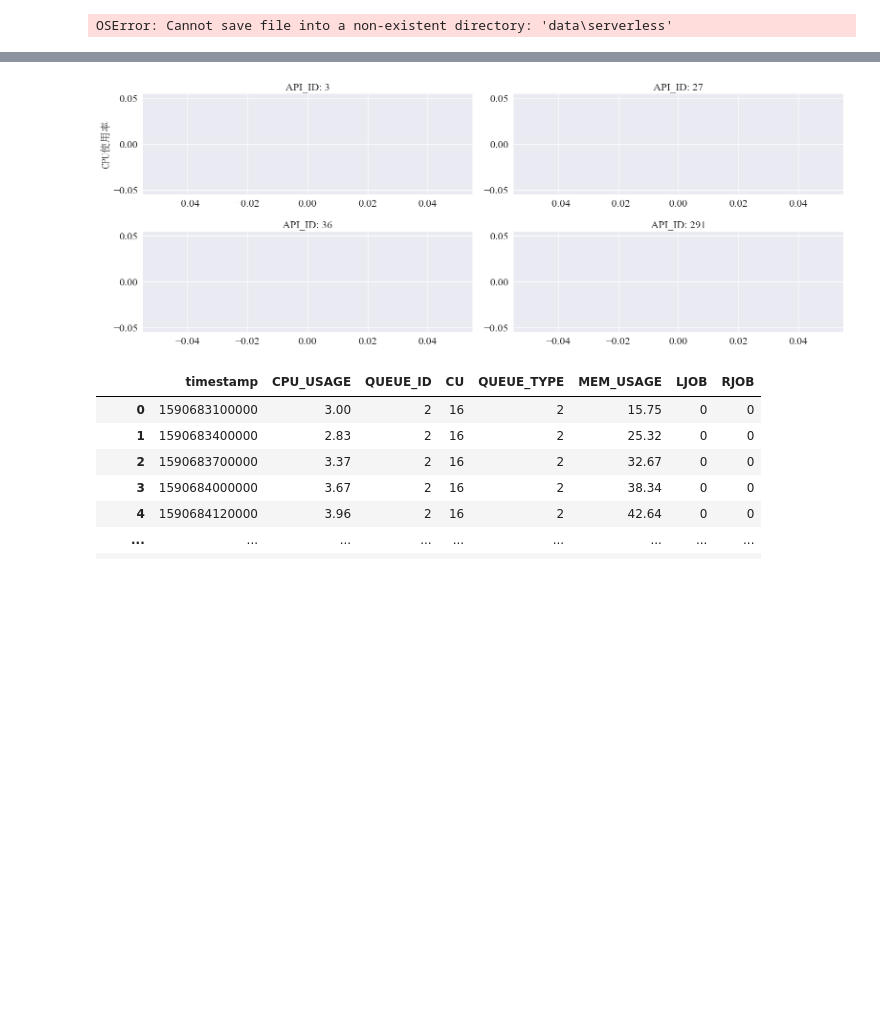
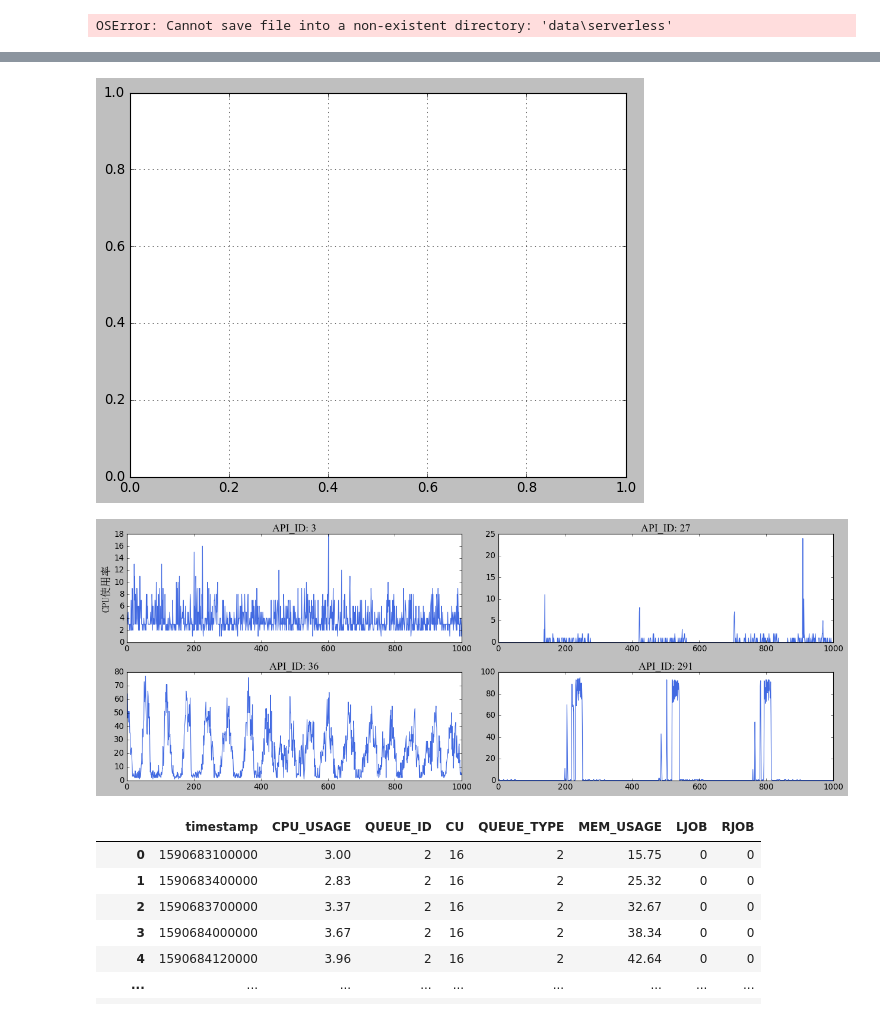
Before and after one commit to conghuhu/container_ts_prediction, a Jupyter notebook: eda.ipynb, the cells around one changed output, grey strips where cells are left out. Saved outputs shown, nothing was run; the diff lists cells and outputs as text; code cells hidden in the pictures; blank space fills up the shorter version.

```diff
--- a/eda.ipynb
+++ b/eda.ipynb
@@ -29,6 +29,11 @@ chinese_font = {
     'size': 16,
     'weight': 'normal',
 }
+english_font = {
+    'family': 'Times New Roman',
+    'size': 16,
+    'weight': 'normal',
+}
 # %%
 # 初始数据
 RAW_TRAIN = './datasets/serverless/total.csv'
@@ -213,11 +218,9 @@ Name: count, dtype: int64
 OSError: Cannot save file into a non-existent directory: 'data\serverless'
 # %%
 # 加载原始数据
-q_ids = [2, 3, 4, 36, 291]
-# q_ids = [3, 27, 36, 291]
-data_df = pd.read_csv('./datasets/serverless/data.csv')
-data_df = data_df.sort_values(by=['QUEUE_ID', 'timestamp']).reset_index(drop=True)
-data_df = data_df[data_df['QUEUE_ID'].isin(q_ids)]
+# q_ids = [2, 3, 4, 36, 291]
+q_ids = [3, 27, 36, 291]
+data_df = train_df[train_df['QUEUE_ID'].isin(q_ids)]
 
 display(data_df)
 # %% [output]
@@ -237,41 +240,45 @@ display(data_df)
 # %%
 # 创建一个包含2行4列共8个子图的图表
 start = 1000
 end = 2000
+
+plt.grid(True)
+plt.style.use('classic')
 
 fig, axs = plt.subplots(2, 2, figsize=(16, 6))
 
 idx = 1
 data = data_df[data_df['QUEUE_ID'] == 3]['CPU_USAGE'][start:end]
 ax = axs[0, 0]
-ax.plot(range(len(data)), data, linewidth=1)
+ax.plot(range(len(data)), data, linewidth=1, color='royalblue')
 ax.set_ylabel('CPU使用率', chinese_font)
-ax.set_title('API_ID: {}'.format(3), fontsize=16)
+ax.set_title('API_ID: {}'.format(3), english_font, fontsize=16)
 
 data = data_df[data_df['QUEUE_ID'] == 27]['CPU_USAGE'][start:end]
 ax = axs[0, 1]
-ax.plot(range(len(data)), data, linewidth=1)
+ax.plot(range(len(data)), data, linewidth=1, color='royalblue')
 # ax.set_ylabel('CPU使用率', chinese_font)
-ax.set_title('API_ID: {}'.format(27), fontsize=16)
+ax.set_title('API_ID: {}'.format(27), english_font, fontsize=16)
 
 data = data_df[data_df['QUEUE_ID'] == 36]['CPU_USAGE'][start:end]
 ax = axs[1, 0]
-ax.plot(range(len(data)), data, linewidth=1)
+ax.plot(range(len(data)), data, linewidth=1, color='royalblue')
 # ax.set_ylabel('CPU使用率', chinese_font)
-ax.set_title('API_ID: {}'.format(36), fontsize=16)
+ax.set_title('API_ID: {}'.format(36), english_font, fontsize=16)
 
 data = data_df[data_df['QUEUE_ID'] == 291]['CPU_USAGE'][start:end]
 ax = axs[1, 1]
-ax.plot(range(len(data)), data, linewidth=1)
+ax.plot(range(len(data)), data, linewidth=1, color='royalblue')
 # ax.set_ylabel('CPU使用率', chinese_font)
-ax.set_title('API_ID: {}'.format(291), fontsize=16)
+ax.set_title('API_ID: {}'.format(291), english_font, fontsize=16)
 
 plt.tight_layout()
 fig.savefig('./' + '{}_show.svg'.format('cpu'), format='svg', dpi=400,
             bbox_inches='tight')
 plt.show()
 # %% [output]
-[figure, old version]
+[figure, new version]
+[figure, added]
 # %%
 time_range = 12 * 24 * 30
 for i in range(len(q_ids)):
```
Also changed, not shown: parts of 2 cells of this notebook, 7 other files.
